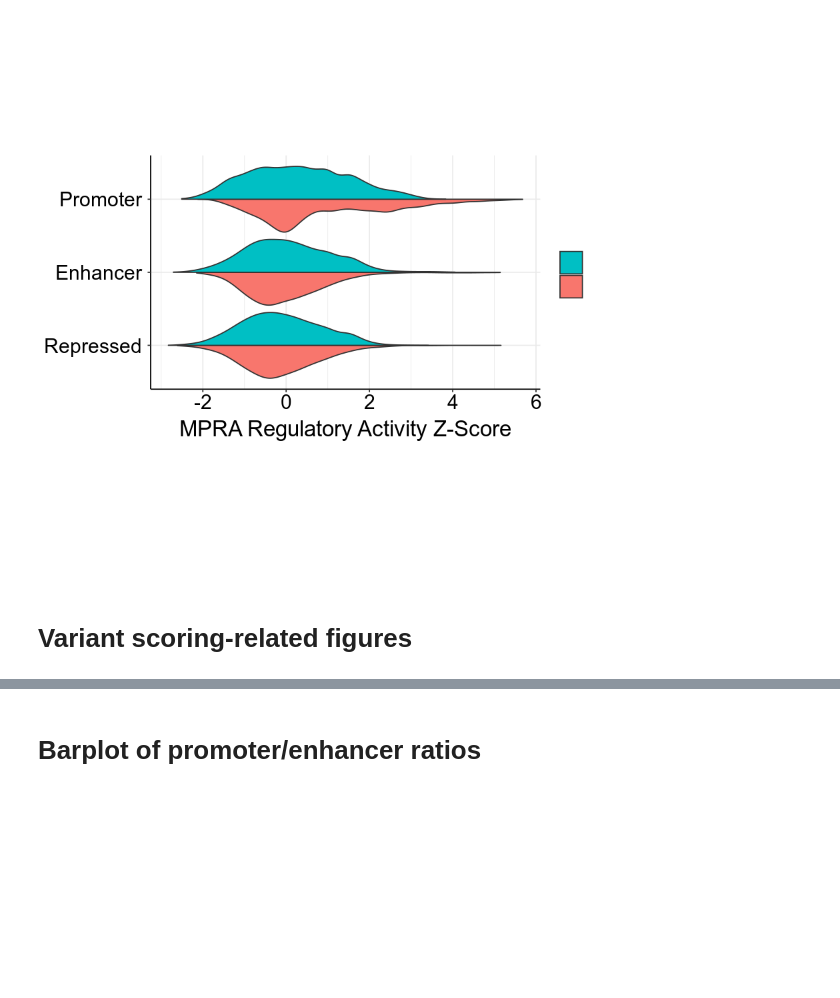
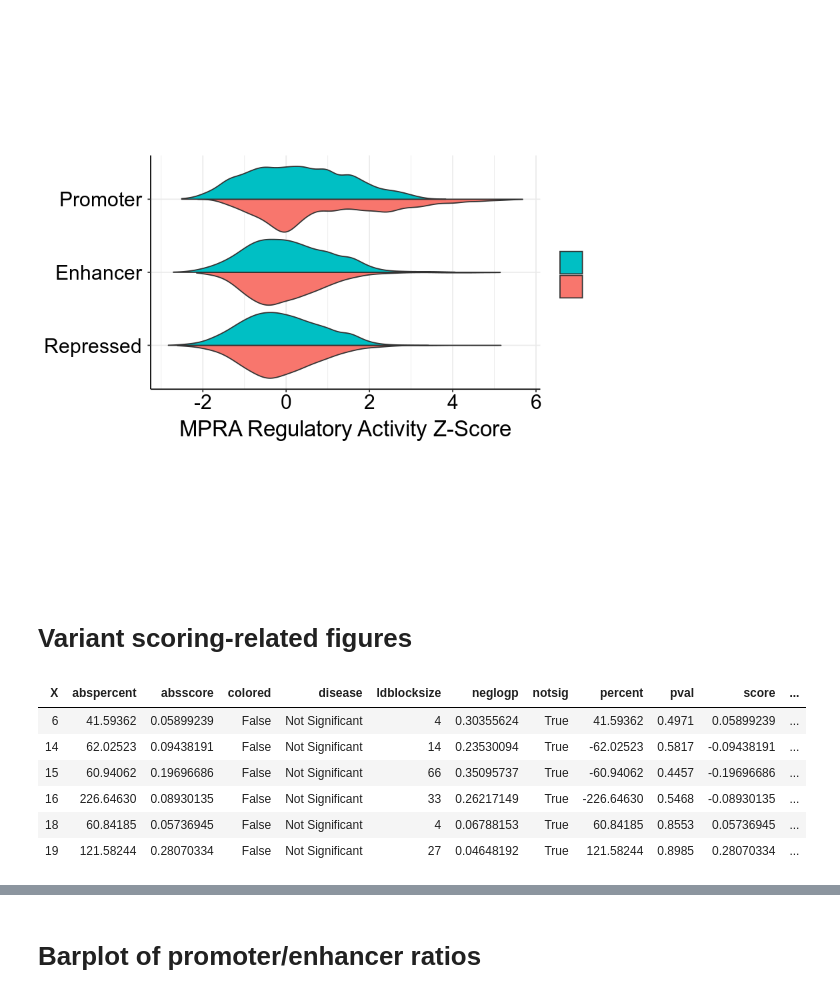
Before and after one commit to kundajelab/mpra, a Jupyter notebook: deeplearn/scripts/ggplot2 visualizations.ipynb, the cells around one changed output, grey strips where cells are left out. Cells and saved outputs as stored; diff of their text form; code cells hidden in the pictures; blank space fills up the shorter version.

```diff
--- a/deeplearn/scripts/ggplot2 visualizations.ipynb
+++ b/deeplearn/scripts/ggplot2 visualizations.ipynb
@@ -106,3 +106,15 @@ Saving 6.67 x 6.67 in image
 [figure]
 # %% [markdown]
 # Variant scoring-related figures
+# %%
+df = read.csv('../variant_scoring/LDL_gwasNatGenet_reanalysisJul19/plotData/snpScores_all_5e3_sigNotSig_5e8_720.csv', header = TRUE)
+# df = read.csv('../variant_scoring/LDL_gwasNatGenet/plotData/snpScores_all_5e3_sigNotSig_5e6.csv', header = TRUE)
+head(df)
+# %% [output]
+| X | abspercent | absscore | colored | disease | ldblocksize | neglogp | notsig | percent | pval | score | ... |
+| 6 | 41.59362 | 0.05899239 | False | Not Significant | 4 | 0.30355624 | True | 41.59362 | 0.4971 | 0.05899239 | ... |
+| 14 | 62.02523 | 0.09438191 | False | Not Significant | 14 | 0.23530094 | True | -62.02523 | 0.5817 | -0.09438191 | ... |
+| 15 | 60.94062 | 0.19696686 | False | Not Significant | 66 | 0.35095737 | True | -60.94062 | 0.4457 | -0.19696686 | ... |
+| 16 | 226.64630 | 0.08930135 | False | Not Significant | 33 | 0.26217149 | True | -226.64630 | 0.5468 | -0.08930135 | ... |
+| 18 | 60.84185 | 0.05736945 | False | Not Significant | 4 | 0.06788153 | True | 60.84185 | 0.8553 | 0.05736945 | ... |
+| 19 | 121.58244 | 0.28070334 | False | Not Significant | 27 | 0.04648192 | True | 121.58244 | 0.8985 | 0.28070334 | ... |
```
Also changed, not shown: parts of 5 cells of this notebook, 14 other files.
